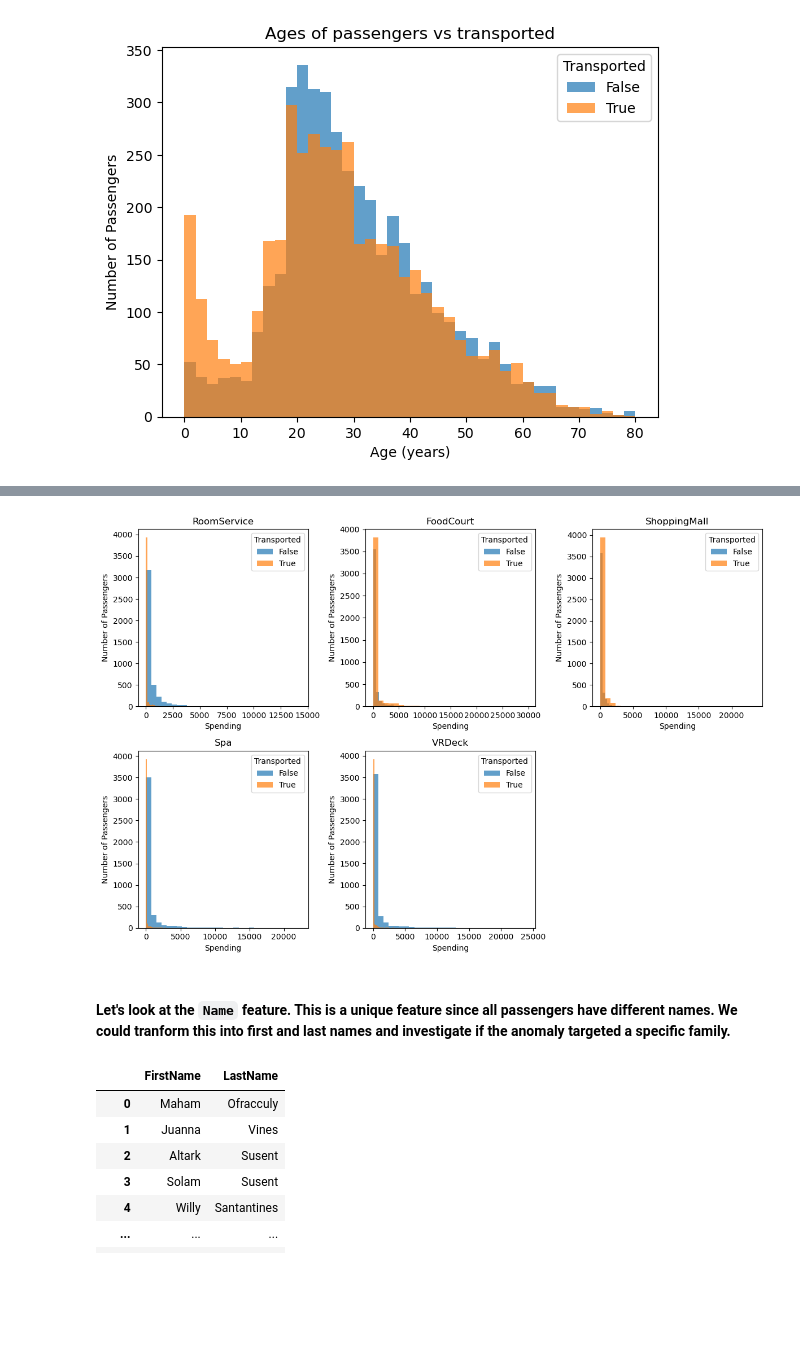
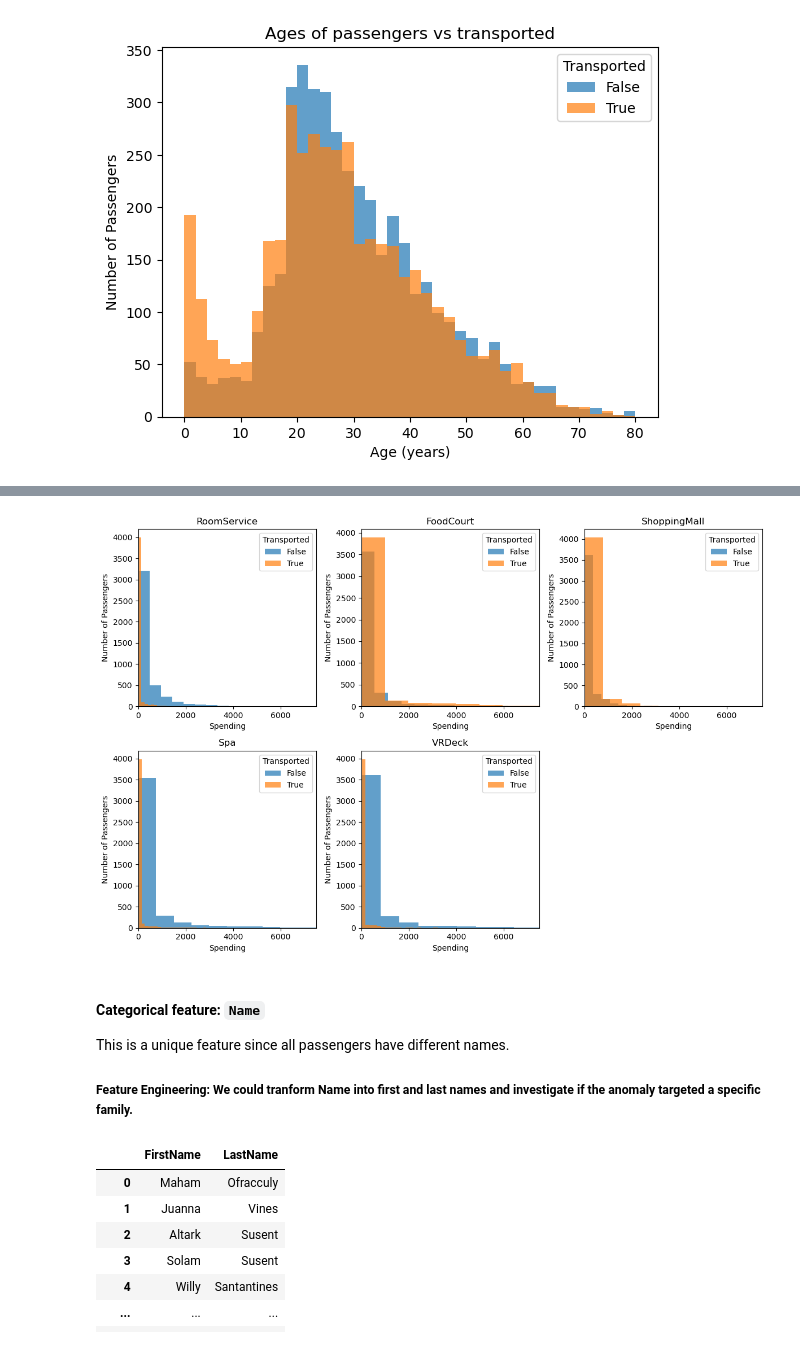
Before and after one commit to hcwang24/space_titanic, a Jupyter notebook: analysis.ipynb, the cells around one changed output, grey strips where cells are left out. Saved outputs shown, nothing was run; the diff lists cells and outputs as text; code cells hidden in the pictures; blank space fills up the shorter version.

```diff
--- a/analysis.ipynb
+++ b/analysis.ipynb
@@ -335,7 +365,8 @@ plt.show()
 # %%
 # Group the data by 'Deck', 'Side', and 'Transported' and calculate the count
 grouped_df = (
-    train_df.groupby(["Deck", "Side", "Transported"]).size().reset_index(name="count")
+    train_df.groupby(["Deck", "Side", "Transported"]
+                     ).size().reset_index(name="count")
 )
 
 # Get unique decks, sides, and transported values
@@ -399,7 +432,8 @@ dtype: int64
 # %%
 # Group the data by 'Destination' and 'Transported' and calculate the count
 grouped_df = (
-    train_df.groupby(["Destination", "Transported"]).size().reset_index(name="count")
+    train_df.groupby(["Destination", "Transported"]
+                     ).size().reset_index(name="count")
 )
 
 # Get unique destinations and transported values
@@ -418,7 +452,8 @@ fig, ax = plt.subplots()
 # Plot the bars for each 'Destination' and 'Transported' value side by side
 for i, transported in enumerate(transported_values):
     transported_df = grouped_df[grouped_df["Transported"] == transported]
-    counts = transported_df[transported_df["Destination"].isin(destinations)]["count"]
+    counts = transported_df[transported_df["Destination"].isin(
+        destinations)]["count"]
     ax.bar(x + (i * bar_width), counts, width=bar_width, label=transported)
 
 # Set plot title and axis labels
@@ -465,0 +505,8 @@ plt.show()
+# %%
+train_df["VIP"] = train_df["VIP"].astype(bool)
+
+# Group the data by Deck and calculate the count of VIP passengers in each deck
+vip_distribution = train_df[train_df["VIP"] == 1].groupby("Deck")["VIP"].count()
+
+# Print the distribution of VIP in each deck
+vip_distribution
@@ -474,7 +531,8 @@ True   False           123
 dtype: int64
 # %%
 # Group the data by 'VIP' and 'Transported' and calculate the count
-grouped_df = train_df.groupby(["VIP", "Transported"]).size().reset_index(name="count")
+grouped_df = train_df.groupby(
+    ["VIP", "Transported"]).size().reset_index(name="count")
 
 # Get unique VIP statuses and transported values
 vip_statuses = grouped_df["VIP"].unique()
@@ -530,36 +645,43 @@ axes = axes.flatten()
 
 # Plot the bars for each column side by side
 for i, column in enumerate(columns):
     ax = axes[i]
     transported_values = train_df["Transported"].unique()
 
     # Iterate over transported values
     for transported in transported_values:
         transported_df = train_df[train_df["Transported"] == transported]
         ax.hist(transported_df[column], bins=30, alpha=0.7, label=transported)
 
     # Set plot title and axis labels
     ax.set_title(column)
     ax.set_xlabel("Spending")
     ax.set_ylabel("Number of Passengers")
 
     # Add legend
     ax.legend(title="Transported")
 
+    # Set x-axis limit
+    ax.set_xlim(0, 7500)
+
 # Remove any extra subplots if there are fewer columns
 if len(columns) < len(axes):
     for i in range(len(columns), len(axes)):
         fig.delaxes(axes[i])
 
 # Adjust spacing between subplots
 fig.tight_layout()
 
 # Show the plot
 plt.show()
 # %% [output]
-[figure, old version]
+[figure, new version]
 # %% [markdown]
-#### Let's look at the `Name` feature. This is a unique feature since all passengers have different names. We could tranform this into first and last names and investigate if the anomaly targeted a specific family.
+#### Categorical feature: `Name`
+
+This is a unique feature since all passengers have different names.
+
+##### Feature Engineering: We could tranform Name into first and last names and investigate if the anomaly targeted a specific family.
 # %%
 train_df[["FirstName", "LastName"]] = (
     train_df["Name"].str.split(" ", expand=True).values
```
Also changed, not shown: parts of 61 cells of this notebook, 1 other file.
